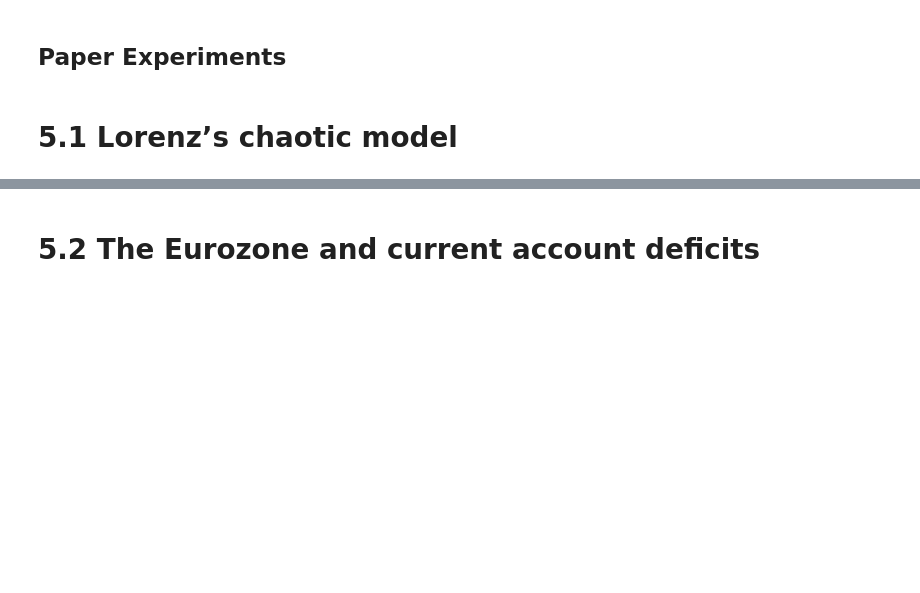
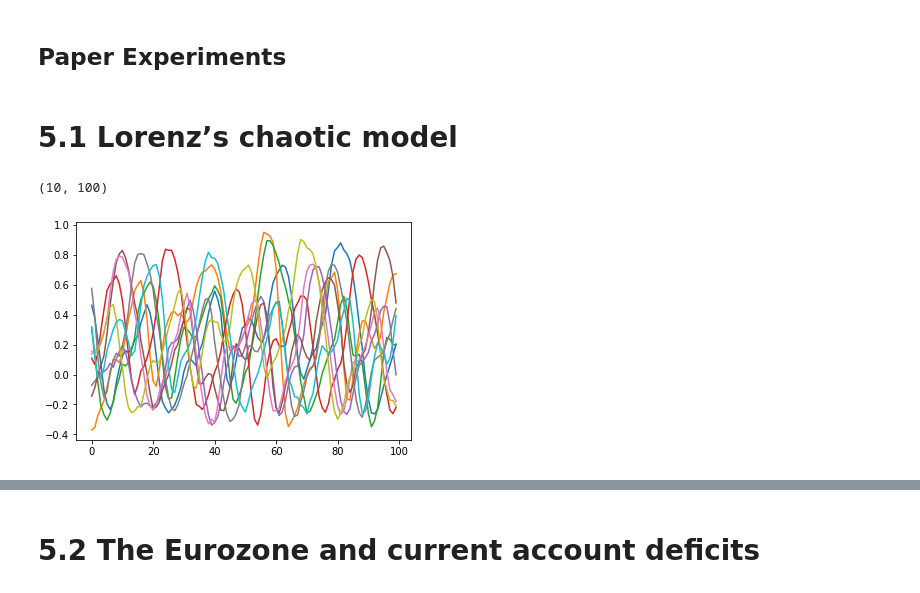
Before and after one commit to alexisbellot/Synthetic-Controls-in-Continuous-Time, a Jupyter notebook: PaperExperiments.ipynb, the cells around one changed output, grey strips where cells are left out. Saved outputs shown, nothing was run; the diff lists cells and outputs as text; code cells hidden in the pictures; blank space fills up the shorter version.

```diff
--- a/PaperExperiments.ipynb
+++ b/PaperExperiments.ipynb
@@ -18,2 +20,25 @@ def score(predicted, test):
 # %% [markdown]
 # 5.1 Lorenz’s chaotic model
+# %%
+N = 10
+T = 100
+data_np = np.zeros((N,T))
+p = 10
+F = 5
+
+# Simulate data
+for i in range(N):
+    temp, _ = data.simulate_lorenz_96(p, T=T, F=F, delta_t=0.1)
+    temp = np.transpose(temp)
+    temp = temp / 8
+    data_np[i,:] = temp[1,:]
+
+
+# Plot data
+plt.plot(np.transpose(data_np))
+
+data = data_np
+data.shape # should be #paths x #times
+# %% [output]
+(10, 100)
+[figure, added]
```
Also changed, not shown: parts of 15 cells of this notebook, 1 other file.
